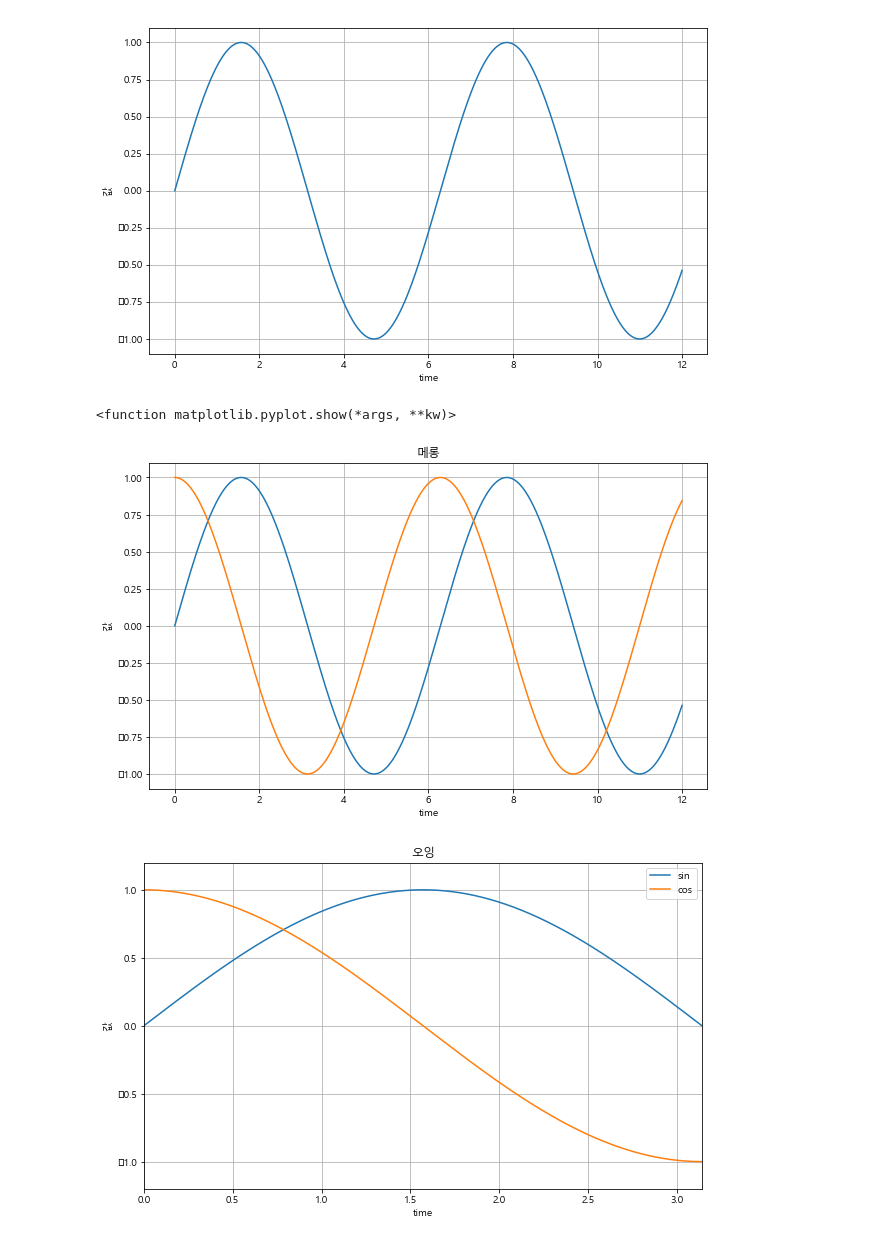
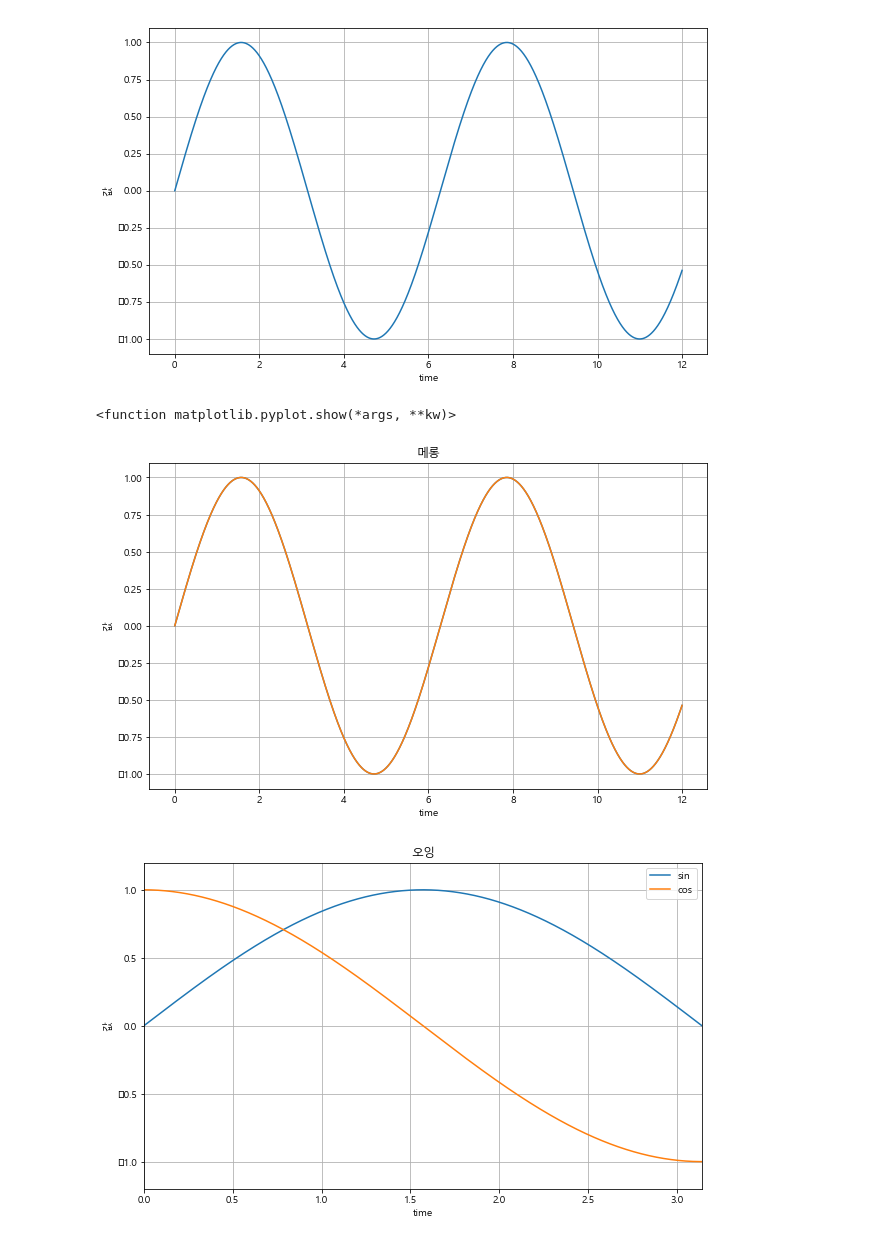
Before and after one commit to ParkKeunYoung/py_projects, a Jupyter notebook: analysis/pandas/basic/Untitled.ipynb, the cells around one changed output. Drawn from its saved outputs; the diff is of its cells as text; code cells hidden in the pictures.

```diff
--- a/analysis/pandas/basic/Untitled.ipynb
+++ b/analysis/pandas/basic/Untitled.ipynb
@@ -44,15 +44,15 @@ plt.show()
 # %%
 plt.figure(figsize=(10,6))
 plt.plot(x,y)
-plt.plot(x,np.cos(x))
+plt.plot(x,np.sin(x))
 plt.grid()
 plt.xlabel('time')
 plt.ylabel('값')
 plt.title('메롱')
 plt.show
 # %% [output]
 <function matplotlib.pyplot.show(*args, **kw)>
-[figure, old version]
+[figure, new version]
 # %%
 plt.figure( figsize=(10,6))
 plt.plot(x,y, label = 'sin')
```
Also changed, not shown: 7 other files.
